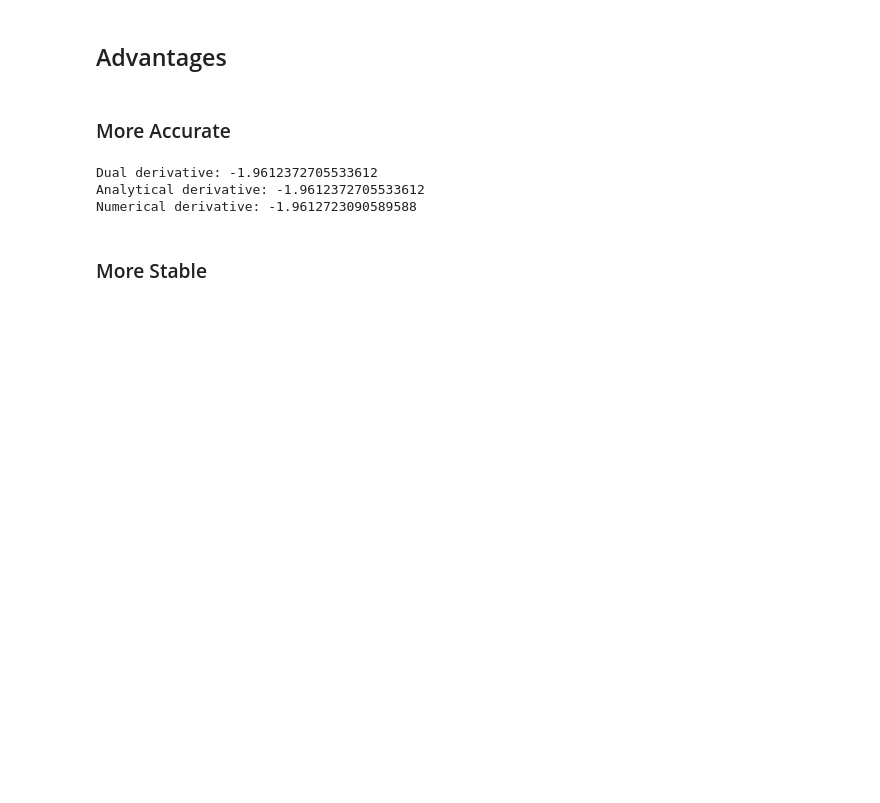
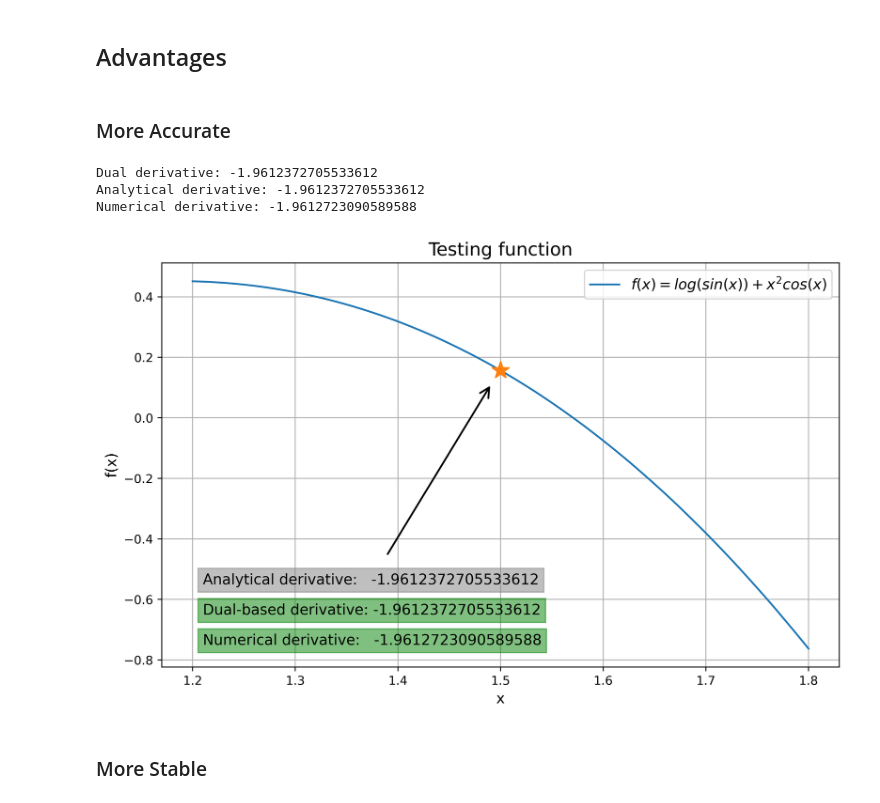
Before and after one commit to Keying-sky/auto_diff_pkg, a Jupyter notebook: docs/notebooks/advantages.ipynb, the cells around one changed output. Cells and saved outputs as stored; diff of their text form; code cells hidden in the pictures; blank space fills up the shorter version.

```diff
--- a/docs/notebooks/advantages.ipynb
+++ b/docs/notebooks/advantages.ipynb
@@ -27,33 +27,68 @@ def forward_mode_diff(func, x):
         func:   Objective function, should be constructed by the mathematical operations in class 'Dual'
         x:      A scalar, indicating where you need to differentiate
     return: func derivative value at x
     '''
     x_dual = Dual(x, 1)
     result = func(x_dual)
     return result.dual
 
 # analytical solution
 def analytical_derivative(x):
     return (np.cos(x) / np.sin(x)) + 2 * x * np.cos(x) - x**2 * np.sin(x)
 
 # numerical solution
 def numerical_derivative(func, x, h=1e-5):
     return (func(x + h) - func(x)) / h
 
 # compare the results from three different derivative methods at x = 1.5
 x_val = 1.5
 
 dual_result = forward_mode_diff(f, x_val)
 analytical_result = analytical_derivative(x_val)
 numerical_result = numerical_derivative(f, x_val)
 
 print(f"Dual derivative: {dual_result}")
 print(f"Analytical derivative: {analytical_result}")
 print(f"Numerical derivative: {numerical_result}")
+
+x = np.linspace(1.2, 1.8, 100)
+
+plt.figure(figsize=(10, 6), dpi = 500)
+plt.plot(x, f(x), label="$f(x) = log(sin(x)) + x^2 cos(x)$")
+plt.plot(1.5, f(1.5), marker='*', markersize=15)
+plt.xlabel("x",fontsize=12)
+plt.ylabel("f(x)",fontsize=12)
+plt.text(1.21, -0.55, f"Analytical derivative:   {analytical_result}", fontsize=12, color="black",
+         bbox=dict(facecolor="grey", alpha=0.5, edgecolor="grey"))
+plt.text(1.21, -0.65, f"Dual-based derivative: {dual_result}", fontsize=12, color="black",
+         bbox=dict(facecolor="g", alpha=0.5, edgecolor="g"))
+plt.text(1.21, -0.75, f"Numerical derivative:   {numerical_result}", fontsize=12, color="black",
+         bbox=dict(facecolor="g", alpha=0.5, edgecolor="g"))
+
+
+plt.annotate(
+    text="",
+    xy=(1.49, f(1.5)-0.05),
+    xytext=(1.39, -0.45),
+    arrowprops=dict(
+        facecolor="black",  # 箭头颜色
+        arrowstyle="->",    # 箭头样式
+        lw=1.5,               # 箭头的线宽（粗细）
+        shrinkA=0,          # 起点的缩进
+        shrinkB=0,          # 终点的缩进
+        mutation_scale=20,  # 箭头的大小（缩放比例）
+    ),
+)
+
+plt.title("Testing function",fontsize = 15)
+plt.legend( fontsize = 12)
+plt.grid(True)
+plt.show()
 # %% [output]
 Dual derivative: -1.9612372705533612
 Analytical derivative: -1.9612372705533612
 Numerical derivative: -1.9612723090589588
+[figure, added]
 # %% [markdown]
 ### More Stable
 # %%
```
Also changed, not shown: parts of 2 cells of this notebook, 4 other files.
